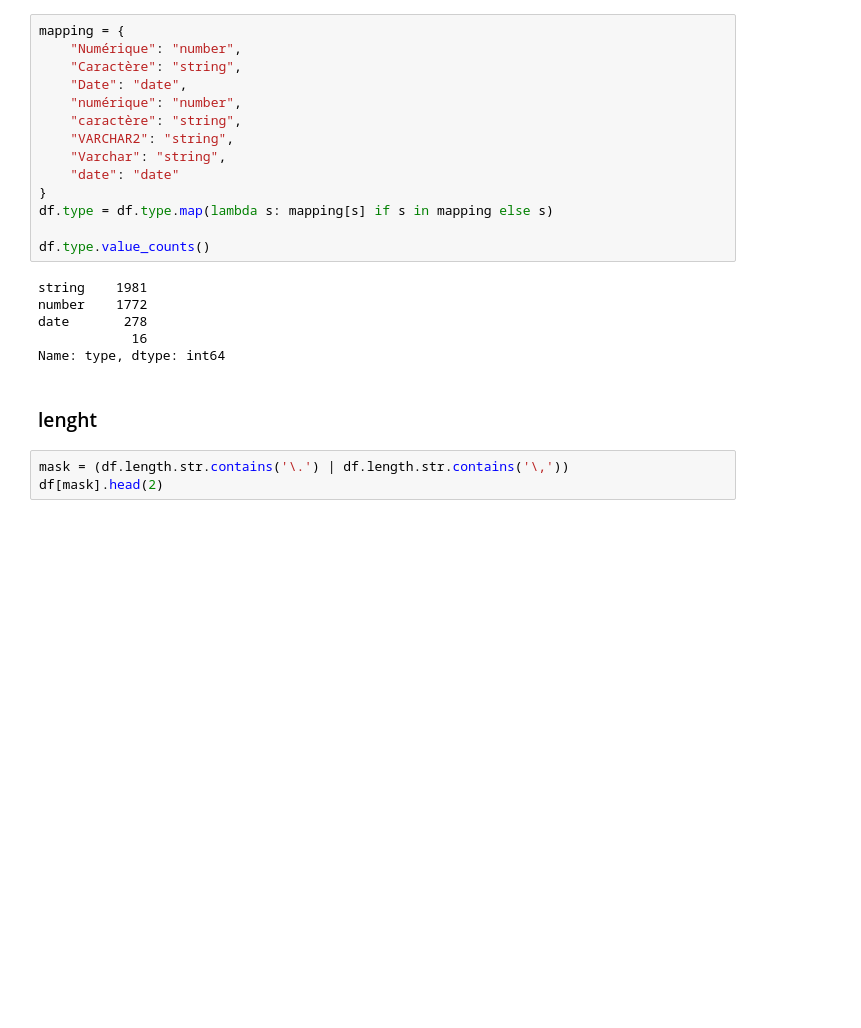
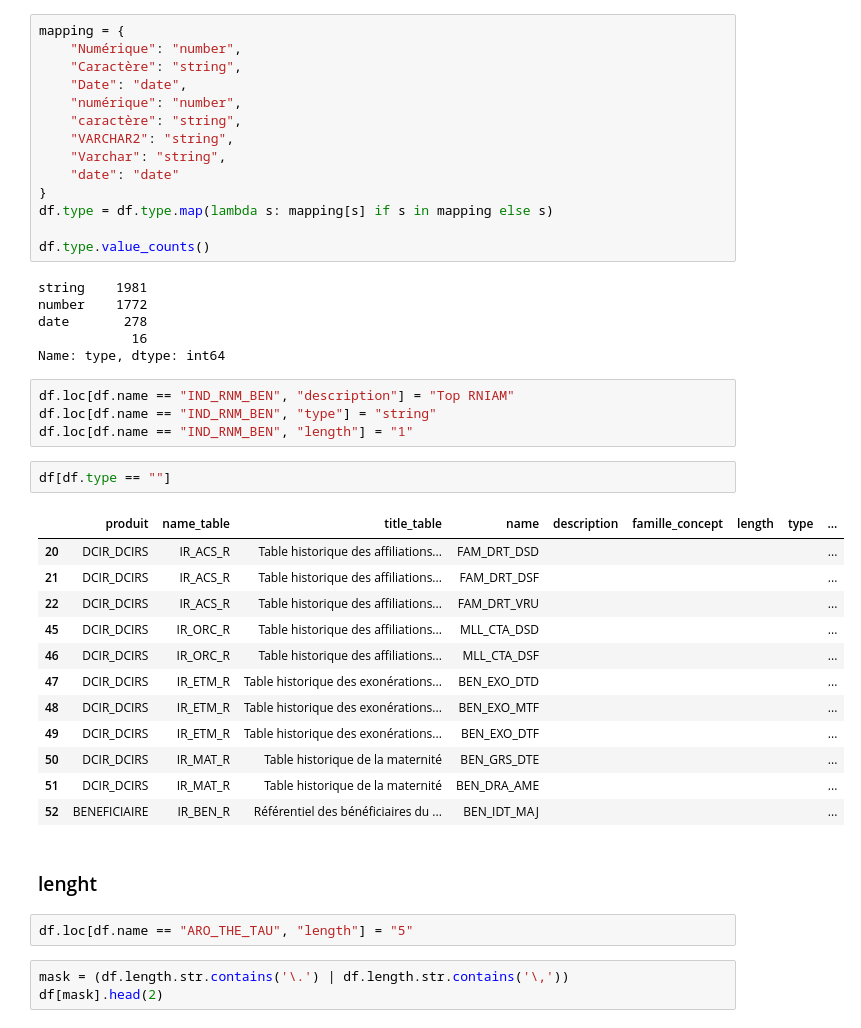
Before and after one commit to indsante/schema-snds, a Jupyter notebook: notebooks/003_parsing_dico_cnam_DCIR.ipynb, the cells around one changed output. Saved outputs shown, nothing was run; the diff lists cells and outputs as text; blank space fills up the shorter version.

Commit message:
Ajout des variables manquantes au schéma DCIR depuis dico cnam

```diff
--- a/notebooks/003_parsing_dico_cnam_DCIR.ipynb
+++ b/notebooks/003_parsing_dico_cnam_DCIR.ipynb
@@ -212,8 +212,29 @@ number    1772
 date       278
             16
 Name: type, dtype: int64
+# %%
+df.loc[df.name == "IND_RNM_BEN", "description"] = "Top RNIAM"
+df.loc[df.name == "IND_RNM_BEN", "type"] = "string"
+df.loc[df.name == "IND_RNM_BEN", "length"] = "1"
+# %%
+df[df.type == ""]
+# %% [output]
+|  | produit | name_table | title_table | name | description | famille_concept | length | type | ... |
+| 20 | DCIR_DCIRS | IR_ACS_R | Table historique des affiliations... | FAM_DRT_DSD |  |  |  |  | ... |
+| 21 | DCIR_DCIRS | IR_ACS_R | Table historique des affiliations... | FAM_DRT_DSF |  |  |  |  | ... |
+| 22 | DCIR_DCIRS | IR_ACS_R | Table historique des affiliations... | FAM_DRT_VRU |  |  |  |  | ... |
+| 45 | DCIR_DCIRS | IR_ORC_R | Table historique des affiliations... | MLL_CTA_DSD |  |  |  |  | ... |
+| 46 | DCIR_DCIRS | IR_ORC_R | Table historique des affiliations... | MLL_CTA_DSF |  |  |  |  | ... |
+| 47 | DCIR_DCIRS | IR_ETM_R | Table historique des exonérations... | BEN_EXO_DTD |  |  |  |  | ... |
+| 48 | DCIR_DCIRS | IR_ETM_R | Table historique des exonérations... | BEN_EXO_MTF |  |  |  |  | ... |
+| 49 | DCIR_DCIRS | IR_ETM_R | Table historique des exonérations... | BEN_EXO_DTF |  |  |  |  | ... |
+| 50 | DCIR_DCIRS | IR_MAT_R | Table historique de la maternité | BEN_GRS_DTE |  |  |  |  | ... |
+| 51 | DCIR_DCIRS | IR_MAT_R | Table historique de la maternité | BEN_DRA_AME |  |  |  |  | ... |
+| 52 | BENEFICIAIRE | IR_BEN_R | Référentiel des bénéficiaires du ... | BEN_IDT_MAJ |  |  |  |  | ... |
 # %% [markdown]
 ### lenght
+# %%
+df.loc[df.name == "ARO_THE_TAU", "length"] = "5"
 # %%
 mask = (df.length.str.contains('\.') | df.length.str.contains('\,'))
 df[mask].head(2)
```
Also changed, not shown: parts of 4 cells of this notebook, 12 other files.
